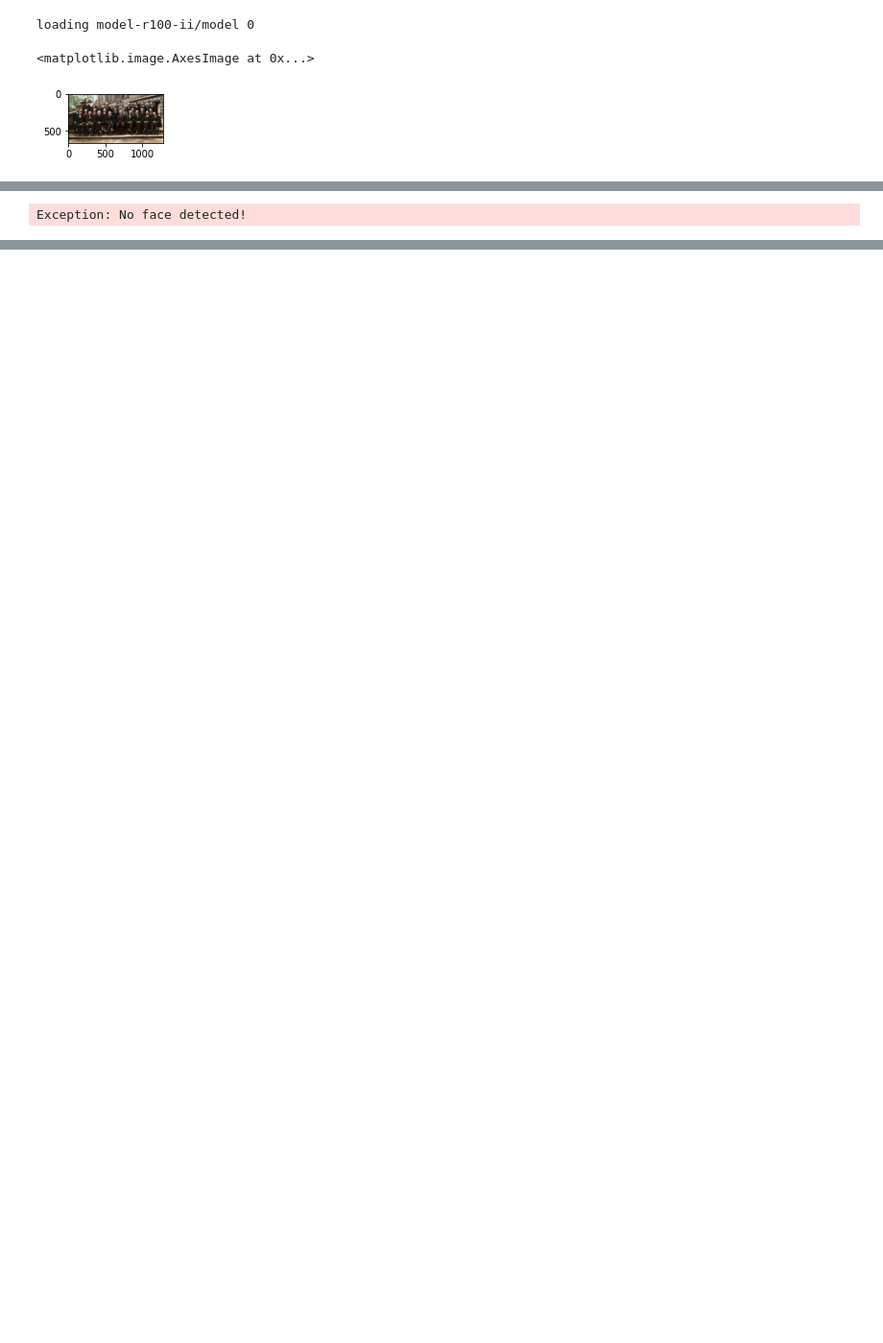
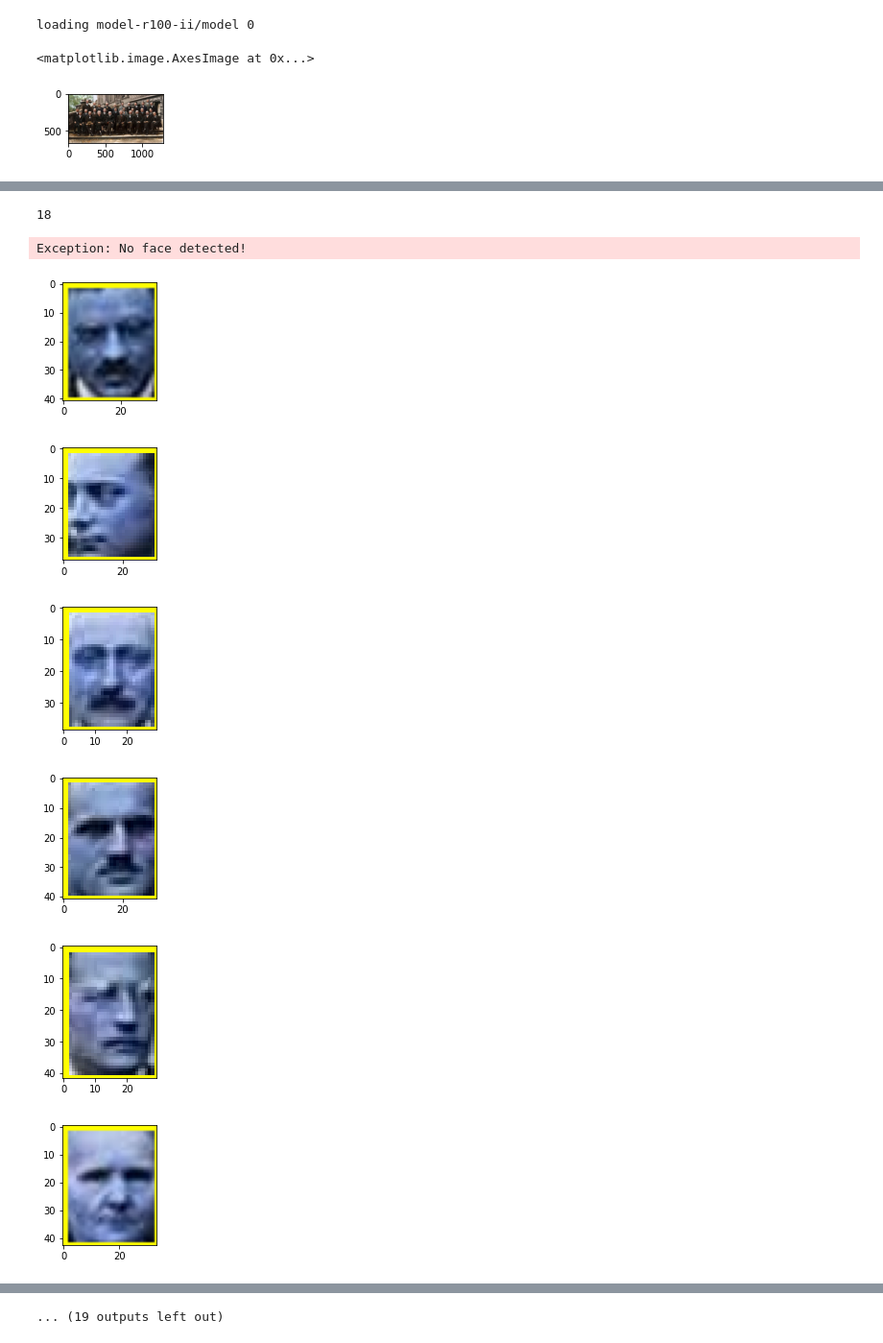
Before and after one commit to ksvetova/facerecogniton, a Jupyter notebook: FaceRecogniton.ipynb, the cells around one changed output, grey strips where cells are left out. Shown at 96% size. Saved outputs shown, nothing was run; the diff lists cells and outputs as text; code cells hidden in the pictures; blank space fills up the shorter version.

```diff
--- a/FaceRecogniton.ipynb
+++ b/FaceRecogniton.ipynb
@@ -47,16 +63,27 @@ Exception: No face detected!
+# %%
+print(len(portraits_embeddings))
+# %% [output]
+18
 # %%
 detector = RetinaFace()
-faces = detector(img1)
+faces = detector(photo)
 prof_emb=[]
 for i in range(len(faces)):
-  # print(faces[i])
-  box, landmarks, score = faces[i]
-
-  x, y, w, h = box
-  for box in faces:
-    cv2.rectangle(img1, (int(x), int(y)), (int(w), int(h)), (255, 255, 0), 2)
-  cv2.imwrite("face_detected.jpeg", img1)
-  sub_face = img1[int(y):int(h), int(x):int(w)]
-  prof_emb.append(embedder.embed_image(sub_face))
+    box, landmarks, score = faces[i]
+    x, y, w, h = box
+    for box in faces:
+        cv2.rectangle(photo, (int(x), int(y)), (int(w), int(h)), (255, 255, 0), 2)
+    cv2.imwrite("face_detected.jpeg", photo)
+    sub_face = photo[int(y):int(h), int(x):int(w)]
+    fig = plt.figure()
+    a=fig.add_subplot(1, 3, 1)
+    plt.imshow(sub_face)
+    prof_emb.append(embedder.embed_image(sub_face))
 # %% [output]
 Exception: No face detected!
+[figure, added]
+[figure, added]
+[figure, added]
+[figure, added]
+[figure, added]
+[figure, added]
@@ -62,0 +95 @@ Exception: No face detected!
+... (19 outputs left out)
```
Also changed, not shown: parts of 6 cells of this notebook.
